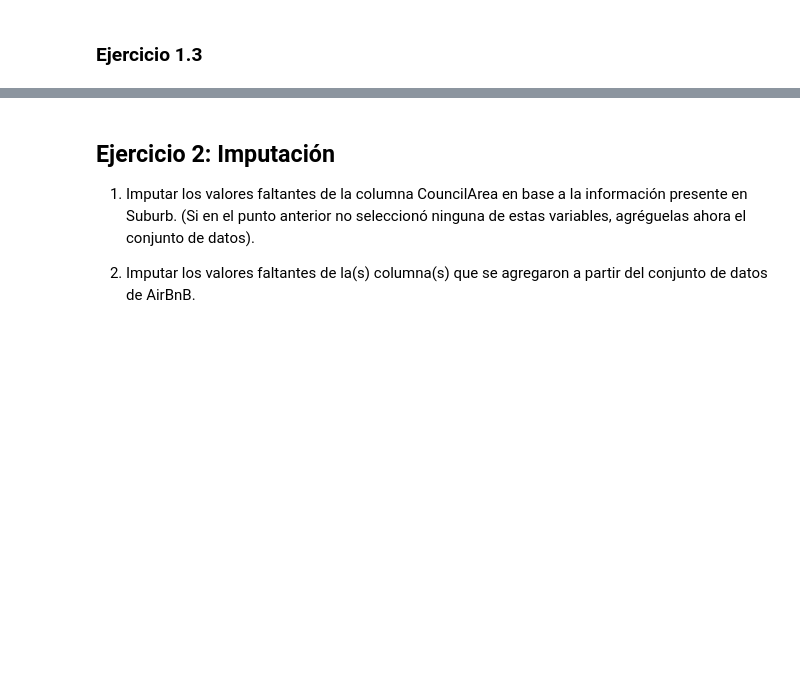
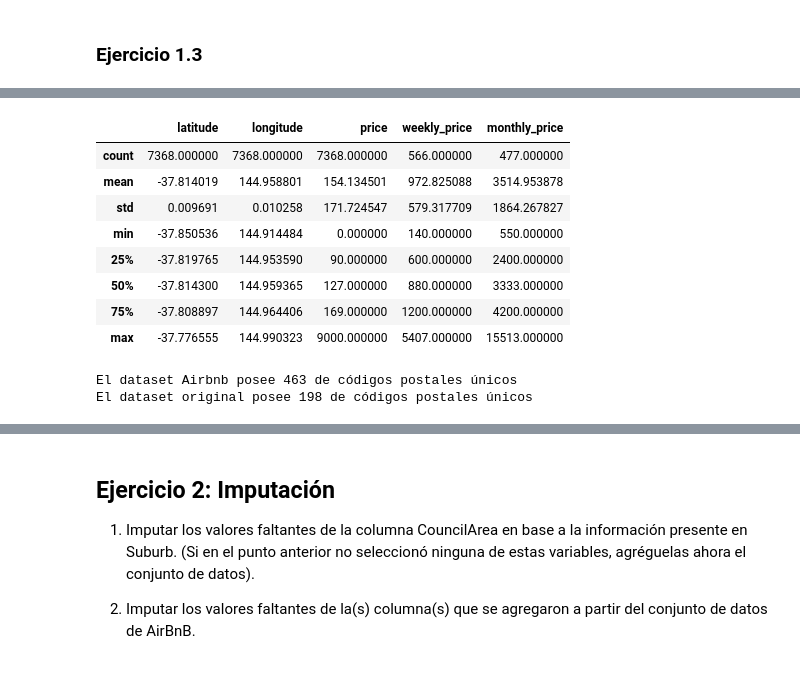
Before and after one commit to mgobbi289/DiploDatos, a Jupyter notebook: AnalisisyCuracion/Entregable_Parte_1.ipynb, the cells around one changed output, grey strips where cells are left out. Saved outputs shown, nothing was run; the diff lists cells and outputs as text; code cells hidden in the pictures; blank space fills up the shorter version.

```diff
--- a/AnalisisyCuracion/Entregable_Parte_1.ipynb
+++ b/AnalisisyCuracion/Entregable_Parte_1.ipynb
@@ -468,0 +497,20 @@ airbnb_df.describe()
+# %%
+#Filtramos del dataset de Airbnb las publicaciones de la ciudad de Melbourne
+abnb_df = airbnb_df[airbnb_df.city == "Melbourne"].copy()
+abnb_df.describe()
+# %% [output]
+|  | latitude | longitude | price | weekly_price | monthly_price |
+| count | 7368.000000 | 7368.000000 | 7368.000000 | 566.000000 | 477.000000 |
+| mean | -37.814019 | 144.958801 | 154.134501 | 972.825088 | 3514.953878 |
+| std | 0.009691 | 0.010258 | 171.724547 | 579.317709 | 1864.267827 |
+| min | -37.850536 | 144.914484 | 0.000000 | 140.000000 | 550.000000 |
+| 25% | -37.819765 | 144.953590 | 90.000000 | 600.000000 | 2400.000000 |
+| 50% | -37.814300 | 144.959365 | 127.000000 | 880.000000 | 3333.000000 |
+| 75% | -37.808897 | 144.964406 | 169.000000 | 1200.000000 | 4200.000000 |
+| max | -37.776555 | 144.990323 | 9000.000000 | 5407.000000 | 15513.000000 |
+# %%
+print(f"El dataset Airbnb posee {airbnb_df.zipcode.nunique()} de códigos postales únicos")
+print(f"El dataset original posee {df.Postcode.nunique()} de códigos postales únicos")
+# %% [output]
+El dataset Airbnb posee 463 de códigos postales únicos
+El dataset original posee 198 de códigos postales únicos
```
Also changed, not shown: parts of 20 cells of this notebook.
